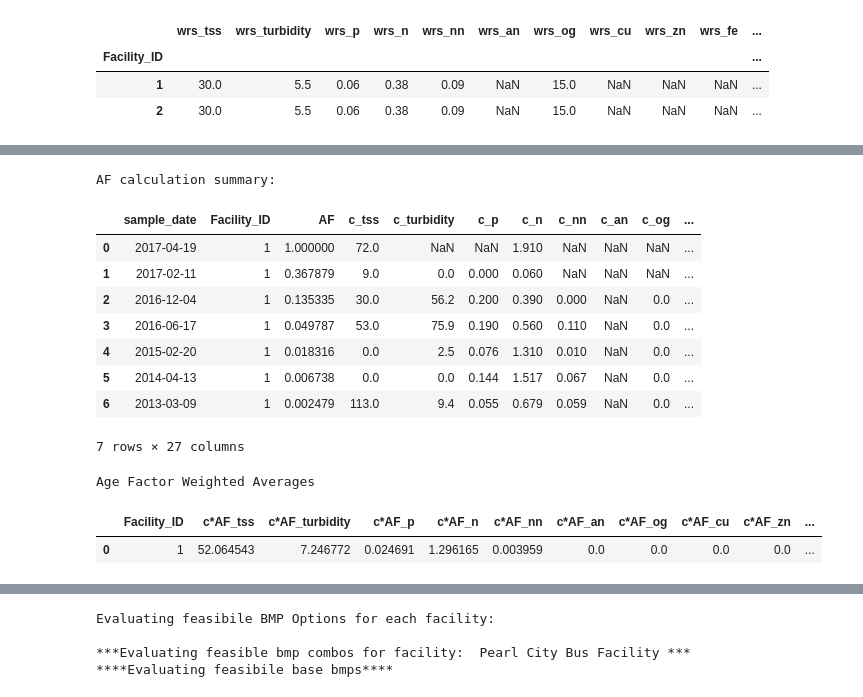
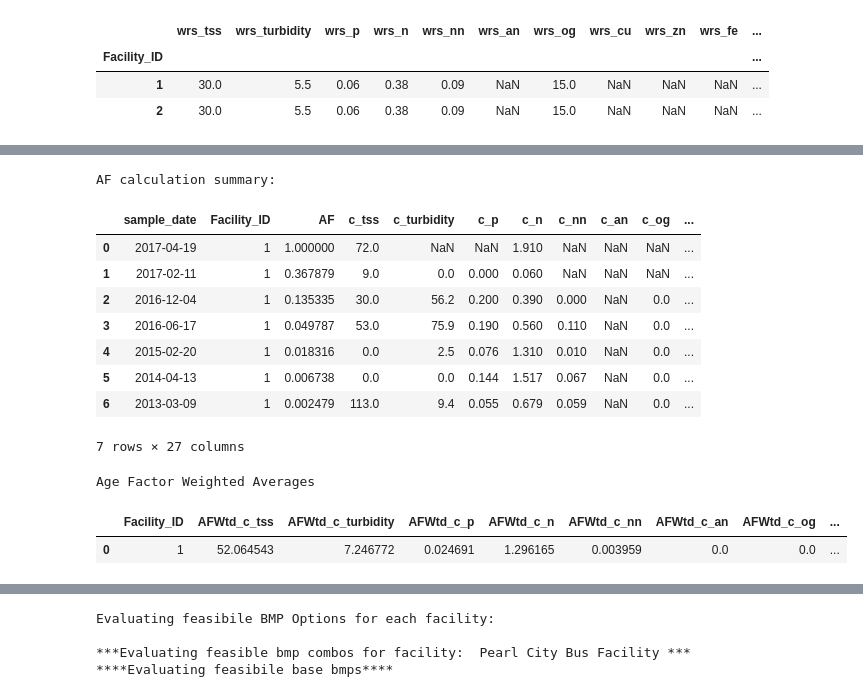
Before and after one commit to mallen69/Project_Sprint_7, a Jupyter notebook: Sprint03_Data_Operation/_jonhonda_dat/special_prj/Jon_Special_Project_v2.ipynb, the cells around one changed output, grey strips where cells are left out. Cells and saved outputs as stored; diff of their text form; code cells hidden in the pictures.

```diff
--- a/Sprint03_Data_Operation/_jonhonda_dat/special_prj/Jon_Special_Project_v2.ipynb
+++ b/Sprint03_Data_Operation/_jonhonda_dat/special_prj/Jon_Special_Project_v2.ipynb
@@ -467,37 +480,37 @@ pd_headers.insert(2,'AF') #add AF to the list at location we want AF column to a
 #make age factored exceedence data frame
 pd_AFExceedances['AF'] = pd_AFExceedances.index #as initial step, write index to AF column. We'll use that value as the SAmpleRank
 pd_AFExceedances['AF'] = pd_AFExceedances['AF'].apply(lambda SRank: math.exp(-SRank)) #calculate age factor weight for the given SRank
 
 #now rearrange AF column location using order given in pd_headers
 pd_AFExceedances = pd_AFExceedances[pd_headers] #rearrange dataframe columns to have AF column where we want it
 
 #calculate age factored exceedances (c_constituent * AF) for each constituent.
 for Constituent in pollLS:
-    pd_AFExceedances['c*AF_' + Constituent]  = pd_AFExceedances.apply(lambda row: (row['AF']*row['c_' + Constituent]), axis = 1)
+    pd_AFExceedances['AF*c_' + Constituent]  = pd_AFExceedances.apply(lambda row: (row['AF']*row['c_' + Constituent]), axis = 1)
 print ('AF calculation summary:')
 display(pd_AFExceedances)
 
 #calculate age factor weighted average for each constituent. Put into new dataframe called pd_AFWExceedances
 pd_AFWExceedances=pd.DataFrame({'Facility_ID':[FacID]})#insert facility id into pd_AFWExceedances
 SumAF = pd_AFExceedances['AF'].sum() #get sum of AF weights
 for Constituent in pollLS:
-    pd_AFWExceedances['c*AF_' + Constituent]  = pd_AFExceedances['c*AF_' + Constituent].sum()/SumAF
+    pd_AFWExceedances['AFWtd_c_' + Constituent]  = pd_AFExceedances['AF*c_' + Constituent].sum()/SumAF
 print ('Age Factor Weighted Averages')
 display(pd_AFWExceedances)
 # %% [output]
 AF calculation summary:
 |  | sample_date | Facility_ID | AF | c_tss | c_turbidity | c_p | c_n | c_nn | c_an | c_og | ... |
 | 0 | 2017-04-19 | 1 | 1.000000 | 72.0 | NaN | NaN | 1.910 | NaN | NaN | NaN | ... |
 | 1 | 2017-02-11 | 1 | 0.367879 | 9.0 | 0.0 | 0.000 | 0.060 | NaN | NaN | NaN | ... |
 | 2 | 2016-12-04 | 1 | 0.135335 | 30.0 | 56.2 | 0.200 | 0.390 | 0.000 | NaN | 0.0 | ... |
 | 3 | 2016-06-17 | 1 | 0.049787 | 53.0 | 75.9 | 0.190 | 0.560 | 0.110 | NaN | 0.0 | ... |
 | 4 | 2015-02-20 | 1 | 0.018316 | 0.0 | 2.5 | 0.076 | 1.310 | 0.010 | NaN | 0.0 | ... |
 | 5 | 2014-04-13 | 1 | 0.006738 | 0.0 | 0.0 | 0.144 | 1.517 | 0.067 | NaN | 0.0 | ... |
 | 6 | 2013-03-09 | 1 | 0.002479 | 113.0 | 9.4 | 0.055 | 0.679 | 0.059 | NaN | 0.0 | ... |
 7 rows × 27 columns
 Age Factor Weighted Averages
-|  | Facility_ID | c*AF_tss | c*AF_turbidity | c*AF_p | c*AF_n | c*AF_nn | c*AF_an | c*AF_og | c*AF_cu | c*AF_zn | ... |
-| 0 | 1 | 52.064543 | 7.246772 | 0.024691 | 1.296165 | 0.003959 | 0.0 | 0.0 | 0.0 | 0.0 | ... |
+|  | Facility_ID | AFWtd_c_tss | AFWtd_c_turbidity | AFWtd_c_p | AFWtd_c_n | AFWtd_c_nn | AFWtd_c_an | AFWtd_c_og | ... |
+| 0 | 1 | 52.064543 | 7.246772 | 0.024691 | 1.296165 | 0.003959 | 0.0 | 0.0 | ... |
 # %%
 #CREATE COMBO BMPS USING BASE BMPS
 #ALL POSSIBLE COMBOS WILL BE CREATED AND ADDED TO THE COMBO_BMPS TABLE
```
Also changed, not shown: parts of 2 cells of this notebook, 10 other files.
